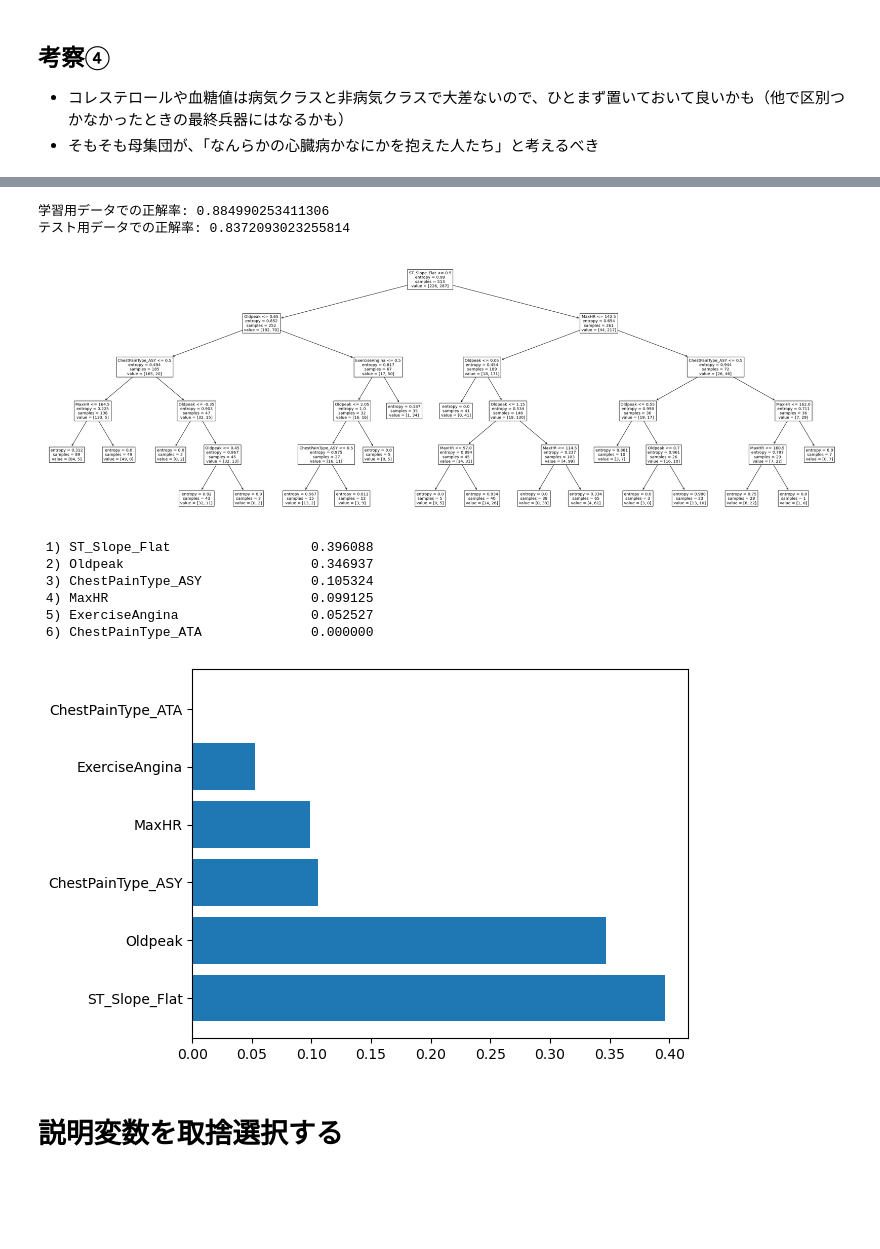
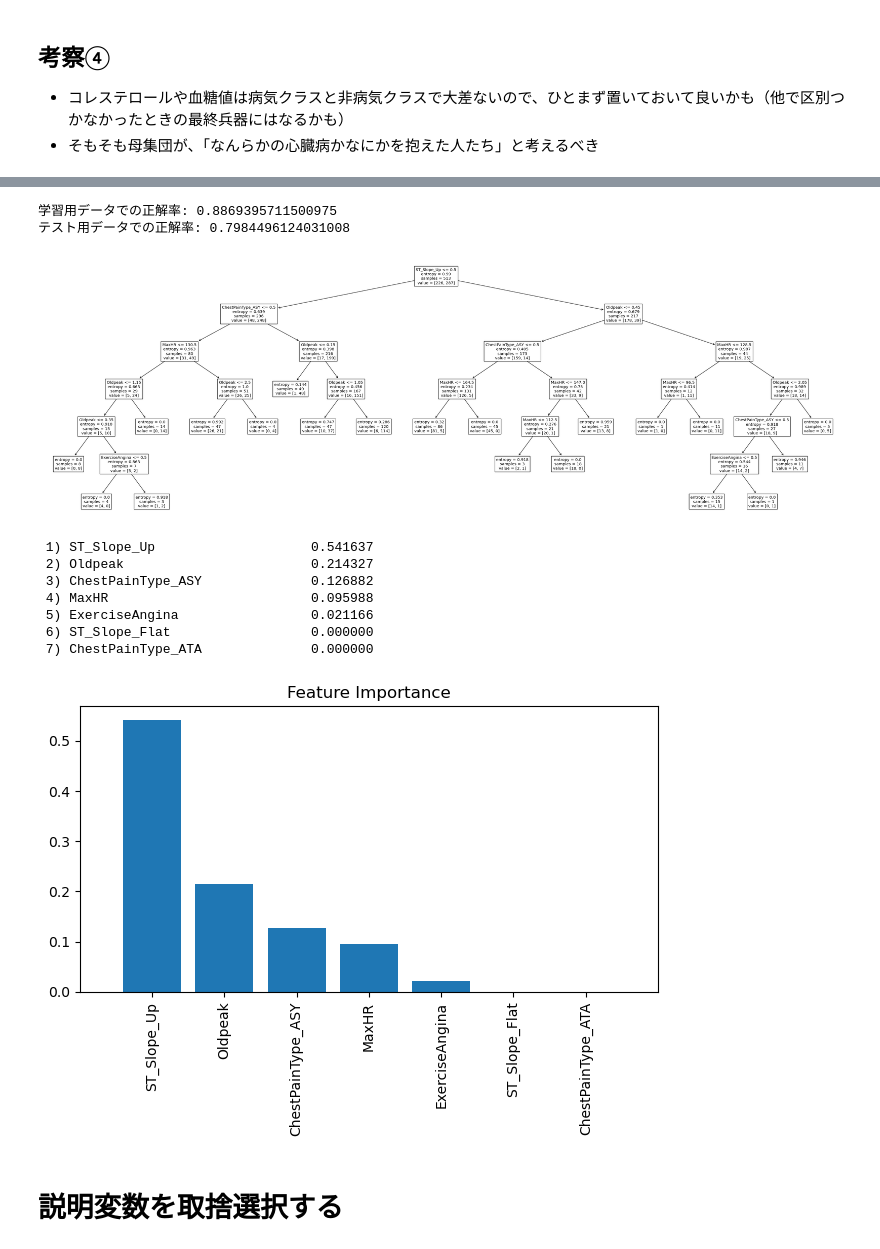
Before and after one commit to sushiizukatsu/problem2, a Jupyter notebook: problem2.ipynb, the cells around one changed output, grey strips where cells are left out. Drawn from its saved outputs; the diff is of its cells as text; code cells hidden in the pictures; blank space fills up the shorter version.

```diff
--- a/problem2.ipynb
+++ b/problem2.ipynb
@@ -306,5 +313,5 @@ plt.show()
 # %%
-cols_used, X_train, y_train, _, X_test, y_test, *_ = prepro(['HeartDisease', 'MaxHR', 'ExerciseAngina', 'Oldpeak', 'ChestPainType_ASY', 'ChestPainType_ATA', 'ST_Slope_Flat'])
+cols_used, X_train, y_train, _, X_test, y_test, *_ = prepro(cols2)
 
 tree_model = DecisionTreeClassifier(criterion='entropy', random_state=1)
 param1 = np.arange(1, 11)
@@ -319,7 +326,7 @@ gs = GridSearchCV(estimator=tree_model,
                   param_grid=param_grid, # ハイパーパラメータの候補を渡す
                   scoring='accuracy', # 正解率で競わせる
                   return_train_score=True,
-                  cv=5, # 5分割で交差検証する
+                  cv=3, # 3分割で交差検証する
                   n_jobs=-1) # CPUをフルに使う
 gs = gs.fit(X_train, y_train)
 print('グリッドサーチのテスト用サブセットでの最良スコア:', gs.best_score_, '\nその時のパラメータ:', gs.best_params_)
@@ -342,40 +349,49 @@ plt.show()
 # %%
 tree_model = DecisionTreeClassifier(criterion='entropy',
                                     max_depth=gs.best_params_['max_depth'],
                                     max_leaf_nodes=gs.best_params_['max_leaf_nodes'],
                                     min_samples_split=gs.best_params_['min_samples_split'],
                                     random_state=1)
 
 tree_model.fit(X_train, y_train)
 
 print('学習用データでの正解率:', (tree_model.predict(X_train) == y_train).mean())
 print('テスト用データでの正解率:', (tree_model.predict(X_test) == y_test).mean())
 
 plt.figure(figsize=(30, 10))
 tree.plot_tree(tree_model, feature_names=cols_used, fontsize=10.5)
 plt.tight_layout()
 plt.show()
 
 importances = tree_model.feature_importances_
 indices = np.argsort(importances)[::-1]
 
+
 for f in range(X_train.shape[1]):
     print("%2d) %-*s %f" % (f + 1, 30,
                             cols_used[indices[f]],
                             importances[indices[f]]))
 
-plt.barh(np.array(cols_used)[indices], importances[indices])
+plt.title('Feature Importance')
+plt.bar(range(X_train.shape[1]),
+        importances[indices],
+        align='center')
+plt.xticks(range(X_train.shape[1]),
+           cols_used[indices], rotation=90)
+plt.xlim([-1, X_train.shape[1]])
+plt.tight_layout()
 plt.show()
 # %% [output]
-学習用データでの正解率: 0.884990253411306
-テスト用データでの正解率: 0.8372093023255814
+学習用データでの正解率: 0.8869395711500975
+テスト用データでの正解率: 0.7984496124031008
-[figure, old version]
+[figure, new version]
- 1) ST_Slope_Flat                  0.396088
- 2) Oldpeak                        0.346937
- 3) ChestPainType_ASY              0.105324
- 4) MaxHR                          0.099125
- 5) ExerciseAngina                 0.052527
- 6) ChestPainType_ATA              0.000000
+ 1) ST_Slope_Up                    0.541637
+ 2) Oldpeak                        0.214327
+ 3) ChestPainType_ASY              0.126882
+ 4) MaxHR                          0.095988
+ 5) ExerciseAngina                 0.021166
+ 6) ST_Slope_Flat                  0.000000
+ 7) ChestPainType_ATA              0.000000
-[figure, old version]
+[figure, new version]
 # %% [markdown]
 # 説明変数を取捨選択する
```
Also changed, not shown: parts of 31 cells of this notebook.
